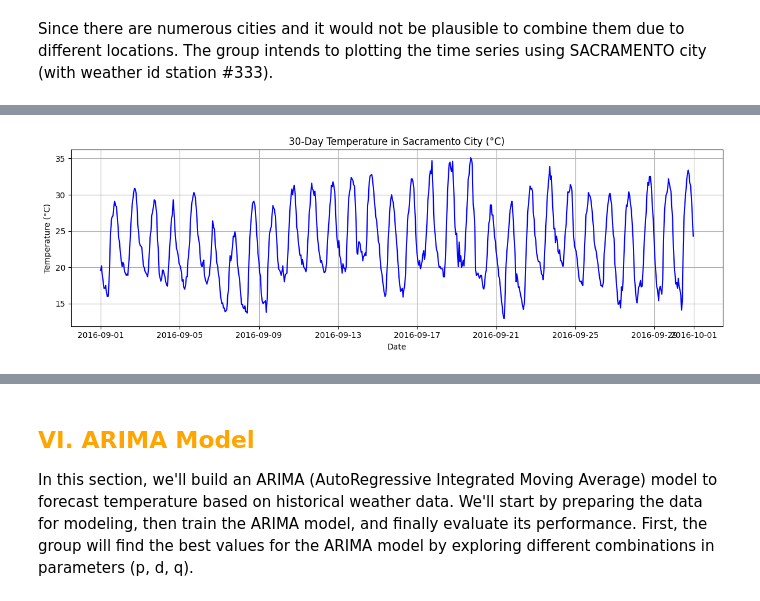
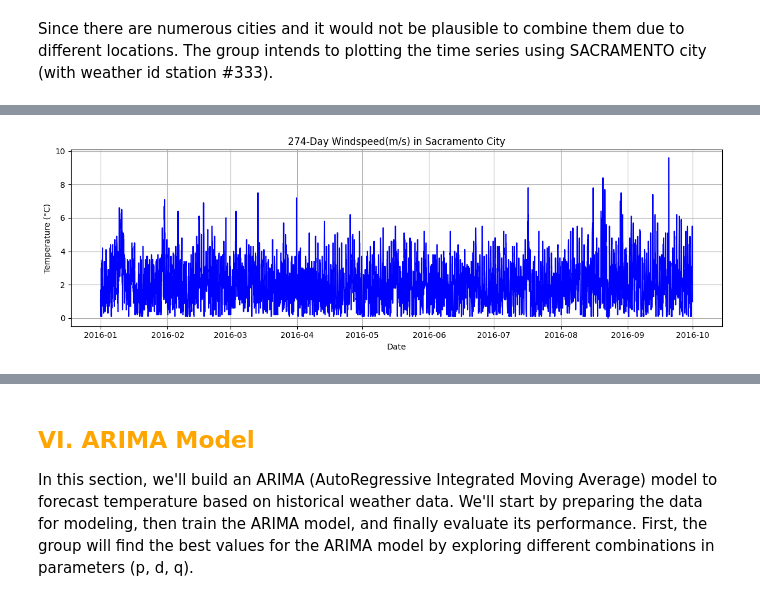
Before and after one commit to Mapua-Data-Science/module-3-exam-sudeste-group-6, a Jupyter notebook: src/notebook.ipynb, the cells around one changed output, grey strips where cells are left out. Drawn from its saved outputs; the diff is of its cells as text; code cells hidden in the pictures.

```diff
--- a/src/notebook.ipynb
+++ b/src/notebook.ipynb
@@ -109,6 +111,7 @@ dtype: int64
 # %%
 # Filling missing values with the average of the previous and next non-null values
+# This is done ONLY to the relevant columns
+
 df['prcp'] = df['prcp'].fillna((df['prcp'].ffill() + df['prcp'].bfill()) / 2)
 df['wdsp'] = df['wdsp'].fillna((df['wdsp'].ffill() + df['wdsp'].bfill()) / 2)
 df['temp'] = df['temp'].fillna((df['temp'].ffill() + df['temp'].bfill()) / 2)
-df['gbrd'] = df['gbrd'].fillna((df['gbrd'].ffill() + df['gbrd'].bfill()) / 2)
@@ -115,6 +138,6 @@ df['gbrd'] = df['gbrd'].fillna((df['gbrd'].ffill() + df['gbrd'].bfill()) / 2)
 # %%
+# Another filling of rows with null values
 df['prcp'] = df['prcp'].fillna(df['prcp'].ffill())
-df['gbrd'] = df['gbrd'].fillna(df['gbrd'].ffill())
 df['prcp'] = df['prcp'].fillna(df['prcp'].bfill())
 # %% [markdown]
 ## <span style="color:Orange;"> V. Visualizations and EDA </span>  <a name="eda"></a>
@@ -174,6 +197,7 @@ array(['SÃO GONÇALO', 'VITÓRIA', 'SANTA TERESA', 'LINHARES',
 Since there are numerous cities and it would not be plausible to combine them due to different locations. The group intends to plotting the time series using SACRAMENTO city (with weather id station #333).
 # %%
 chosen_city = df[df["wsnm"] == "SACRAMENTO"]
+chosen_city.reset_index(drop=True, inplace=True)
 # %%
 chosen_city.head(3)
 # %% [output]
@@ -184,12 +235,12 @@ chosen_city.head(3)
 # %%
 # Create a time series plot of temperature
 plt.figure(figsize=(12, 4))
-plt.plot(chosen_city['mdct'], chosen_city['temp'], color='blue', linestyle='-')
-plt.title('30-Day Temperature in Sacramento City (°C)')
+plt.plot(chosen_city['mdct'], chosen_city['wdsp'], color='blue', linestyle='-')
+plt.title('274-Day Windspeed(m/s) in Sacramento City')
 plt.xlabel('Date')
 plt.ylabel('Temperature (°C)')
 plt.grid(True)
 plt.tight_layout()
 plt.show()
 # %% [output]
-[figure, old version]
+[figure, new version]
```
Also changed, not shown: parts of 29 cells of this notebook.
